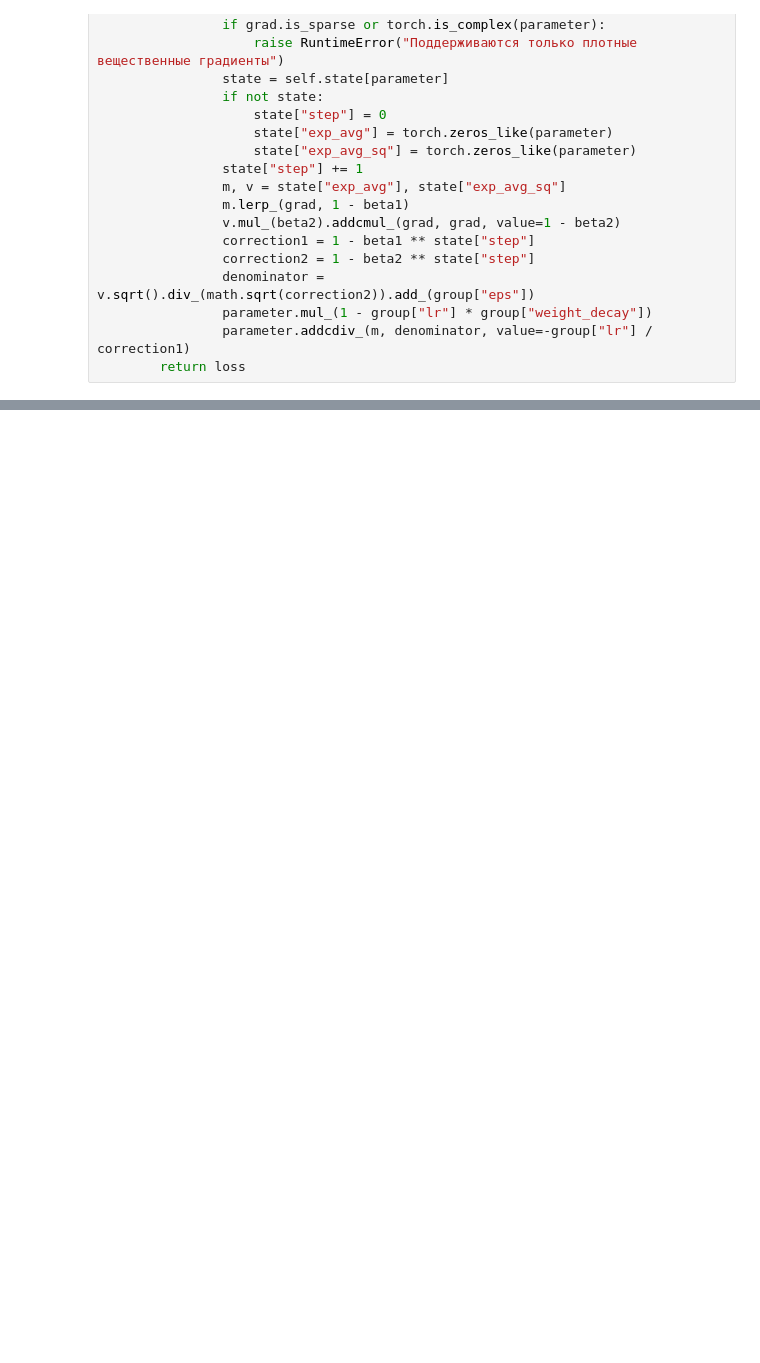
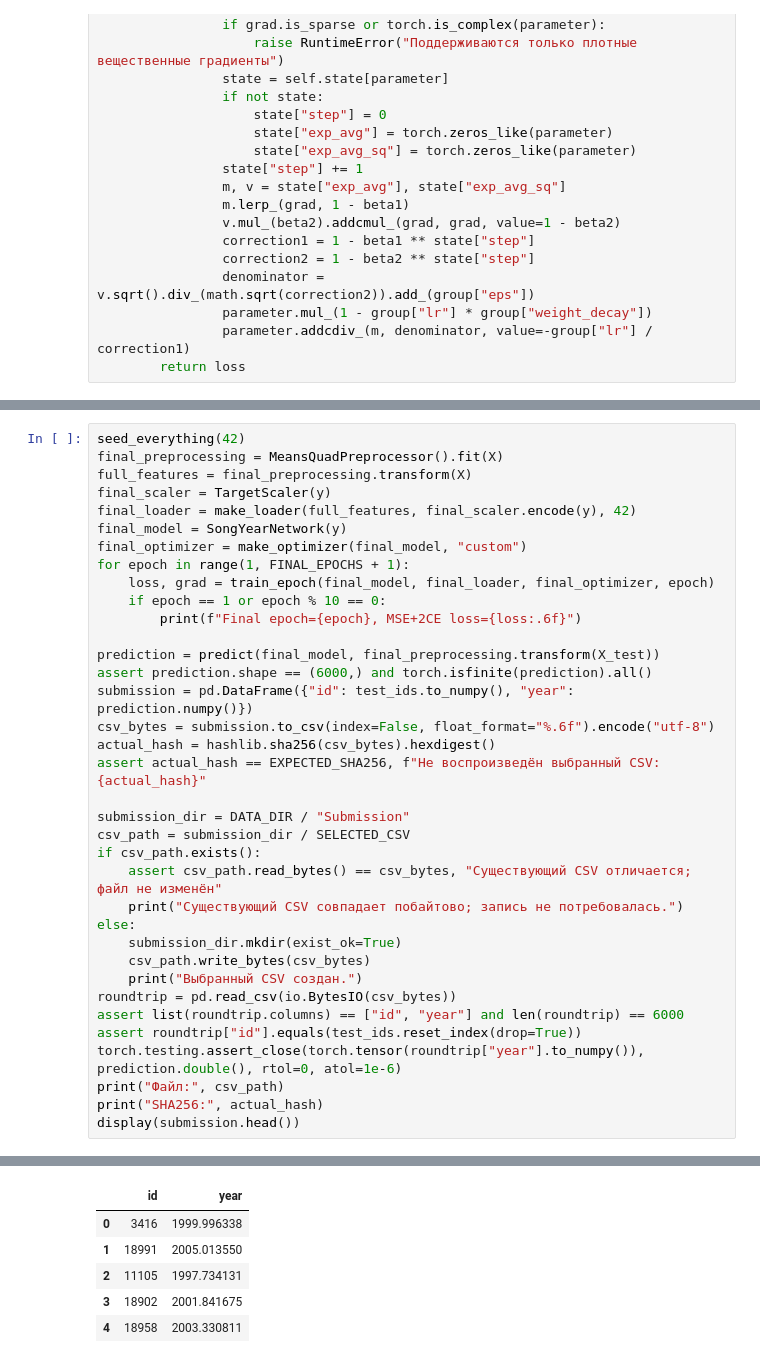
Before and after one commit to alice3e/spbu_dl_2026, a Jupyter notebook: homeworks/task4.ipynb, the cells around one changed output, grey strips where cells are left out. Drawn from its saved outputs; the diff is of its cells as text; blank space fills up the shorter version.

```diff
--- a/homeworks/task4.ipynb
+++ b/homeworks/task4.ipynb
@@ -821,0 +532,37 @@ MAE — **6.4261** года. RMSE на **15.96%** ниже ошибки конс
+# %%
+seed_everything(42)
+final_preprocessing = MeansQuadPreprocessor().fit(X)
+full_features = final_preprocessing.transform(X)
+final_scaler = TargetScaler(y)
+final_loader = make_loader(full_features, final_scaler.encode(y), 42)
+final_model = SongYearNetwork(y)
+final_optimizer = make_optimizer(final_model, "custom")
+for epoch in range(1, FINAL_EPOCHS + 1):
+    loss, grad = train_epoch(final_model, final_loader, final_optimizer, epoch)
+    if epoch == 1 or epoch % 10 == 0:
+        print(f"Final epoch={epoch}, MSE+2CE loss={loss:.6f}")
+
+prediction = predict(final_model, final_preprocessing.transform(X_test))
+assert prediction.shape == (6000,) and torch.isfinite(prediction).all()
+submission = pd.DataFrame({"id": test_ids.to_numpy(), "year": prediction.numpy()})
+csv_bytes = submission.to_csv(index=False, float_format="%.6f").encode("utf-8")
+actual_hash = hashlib.sha256(csv_bytes).hexdigest()
+assert actual_hash == EXPECTED_SHA256, f"Не воспроизведён выбранный CSV: {actual_hash}"
+
+submission_dir = DATA_DIR / "Submission"
+csv_path = submission_dir / SELECTED_CSV
+if csv_path.exists():
+    assert csv_path.read_bytes() == csv_bytes, "Существующий CSV отличается; файл не изменён"
+    print("Существующий CSV совпадает побайтово; запись не потребовалась.")
+else:
+    submission_dir.mkdir(exist_ok=True)
+    csv_path.write_bytes(csv_bytes)
+    print("Выбранный CSV создан.")
+roundtrip = pd.read_csv(io.BytesIO(csv_bytes))
+assert list(roundtrip.columns) == ["id", "year"] and len(roundtrip) == 6000
+assert roundtrip["id"].equals(test_ids.reset_index(drop=True))
+torch.testing.assert_close(torch.tensor(roundtrip["year"].to_numpy()), prediction.double(), rtol=0, atol=1e-6)
+print("Файл:", csv_path)
+print("SHA256:", actual_hash)
+display(submission.head())
+# %% [output]
@@ -822 +576,7 @@ MAE — **6.4261** года. RMSE на **15.96%** ниже ошибки конс
+|  | id | year |
+| 0 | 3416 | 1999.996338 |
+| 1 | 18991 | 2005.013550 |
+| 2 | 11105 | 1997.734131 |
+| 3 | 18902 | 2001.841675 |
+| 4 | 18958 | 2003.330811 |
 # %% [markdown]
```
Also changed, not shown: parts of 38 cells of this notebook, 9 other files.
